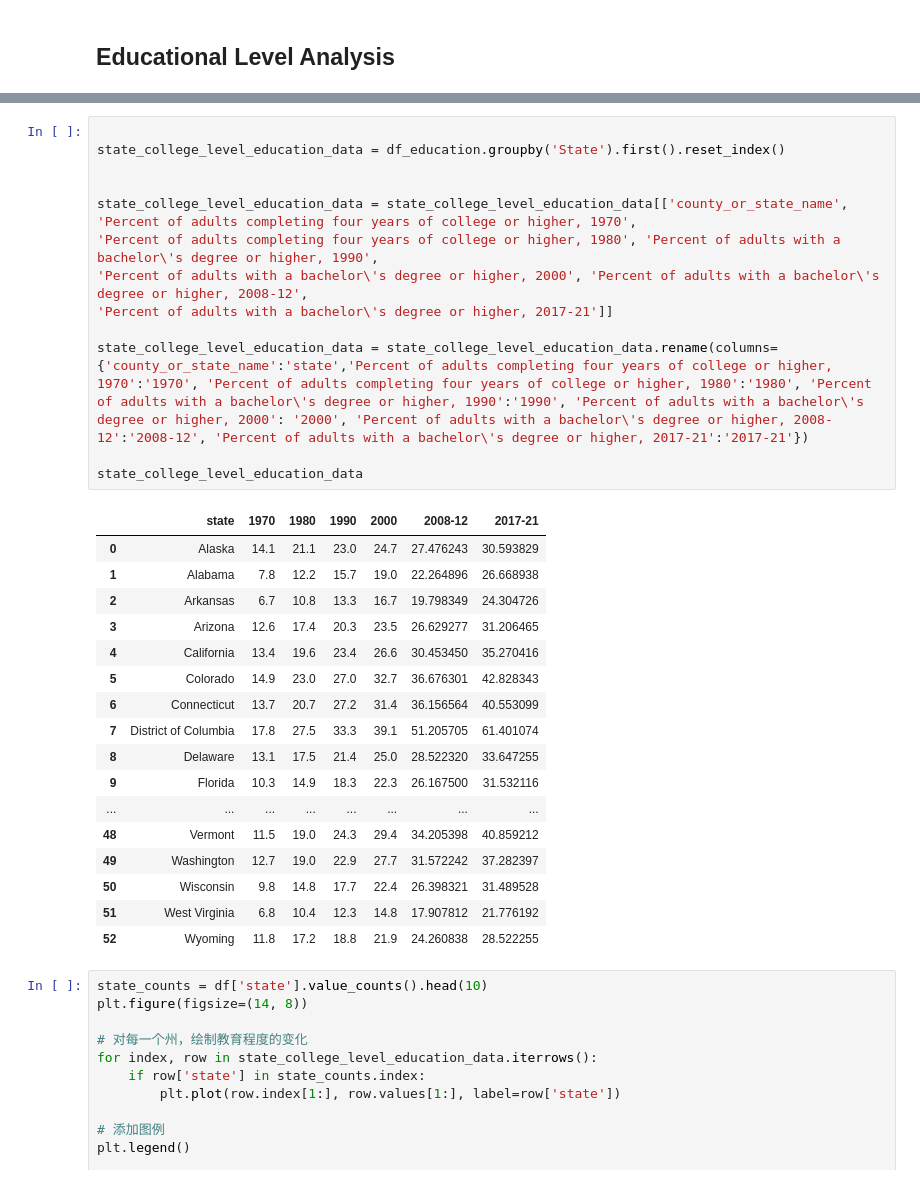
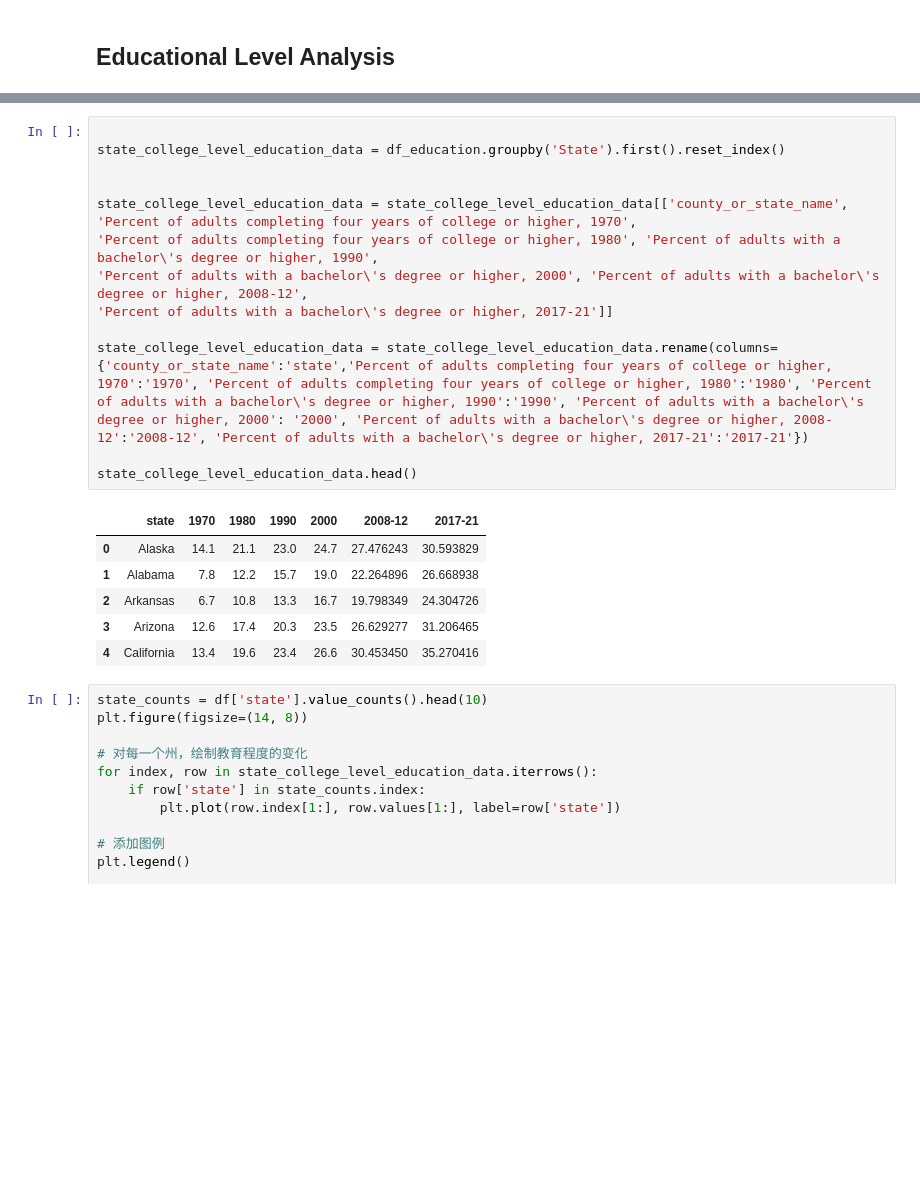
Before and after one commit to modestcharlie/2024Spr_projects, a Jupyter notebook: Final.ipynb, the cells around one changed output, grey strips where cells are left out. Cells and saved outputs as stored; diff of their text form; blank space fills up the shorter version.

```diff
--- a/Final.ipynb
+++ b/Final.ipynb
@@ -353,34 +276,23 @@ df_education
 # %%
 
 state_college_level_education_data = df_education.groupby('State').first().reset_index()
 
 
 state_college_level_education_data = state_college_level_education_data[['county_or_state_name', 'Percent of adults completing four years of college or higher, 1970',
 'Percent of adults completing four years of college or higher, 1980', 'Percent of adults with a bachelor\'s degree or higher, 1990',
 'Percent of adults with a bachelor\'s degree or higher, 2000', 'Percent of adults with a bachelor\'s degree or higher, 2008-12',
 'Percent of adults with a bachelor\'s degree or higher, 2017-21']]
 
 state_college_level_education_data = state_college_level_education_data.rename(columns={'county_or_state_name':'state','Percent of adults completing four years of college or higher, 1970':'1970', 'Percent of adults completing four years of college or higher, 1980':'1980', 'Percent of adults with a bachelor\'s degree or higher, 1990':'1990', 'Percent of adults with a bachelor\'s degree or higher, 2000': '2000', 'Percent of adults with a bachelor\'s degree or higher, 2008-12':'2008-12', 'Percent of adults with a bachelor\'s degree or higher, 2017-21':'2017-21'})
 
-state_college_level_education_data
+state_college_level_education_data.head()
 # %% [output]
 |  | state | 1970 | 1980 | 1990 | 2000 | 2008-12 | 2017-21 |
 | 0 | Alaska | 14.1 | 21.1 | 23.0 | 24.7 | 27.476243 | 30.593829 |
 | 1 | Alabama | 7.8 | 12.2 | 15.7 | 19.0 | 22.264896 | 26.668938 |
 | 2 | Arkansas | 6.7 | 10.8 | 13.3 | 16.7 | 19.798349 | 24.304726 |
 | 3 | Arizona | 12.6 | 17.4 | 20.3 | 23.5 | 26.629277 | 31.206465 |
 | 4 | California | 13.4 | 19.6 | 23.4 | 26.6 | 30.453450 | 35.270416 |
-| 5 | Colorado | 14.9 | 23.0 | 27.0 | 32.7 | 36.676301 | 42.828343 |
-| 6 | Connecticut | 13.7 | 20.7 | 27.2 | 31.4 | 36.156564 | 40.553099 |
-| 7 | District of Columbia | 17.8 | 27.5 | 33.3 | 39.1 | 51.205705 | 61.401074 |
-| 8 | Delaware | 13.1 | 17.5 | 21.4 | 25.0 | 28.522320 | 33.647255 |
-| 9 | Florida | 10.3 | 14.9 | 18.3 | 22.3 | 26.167500 | 31.532116 |
-| ... | ... | ... | ... | ... | ... | ... | ... |
-| 48 | Vermont | 11.5 | 19.0 | 24.3 | 29.4 | 34.205398 | 40.859212 |
-| 49 | Washington | 12.7 | 19.0 | 22.9 | 27.7 | 31.572242 | 37.282397 |
-| 50 | Wisconsin | 9.8 | 14.8 | 17.7 | 22.4 | 26.398321 | 31.489528 |
-| 51 | West Virginia | 6.8 | 10.4 | 12.3 | 14.8 | 17.907812 | 21.776192 |
-| 52 | Wyoming | 11.8 | 17.2 | 18.8 | 21.9 | 24.260838 | 28.522255 |
 # %%
 state_counts = df['state'].value_counts().head(10)
 plt.figure(figsize=(14, 8))
```
Also changed, not shown: parts of 16 cells of this notebook.
